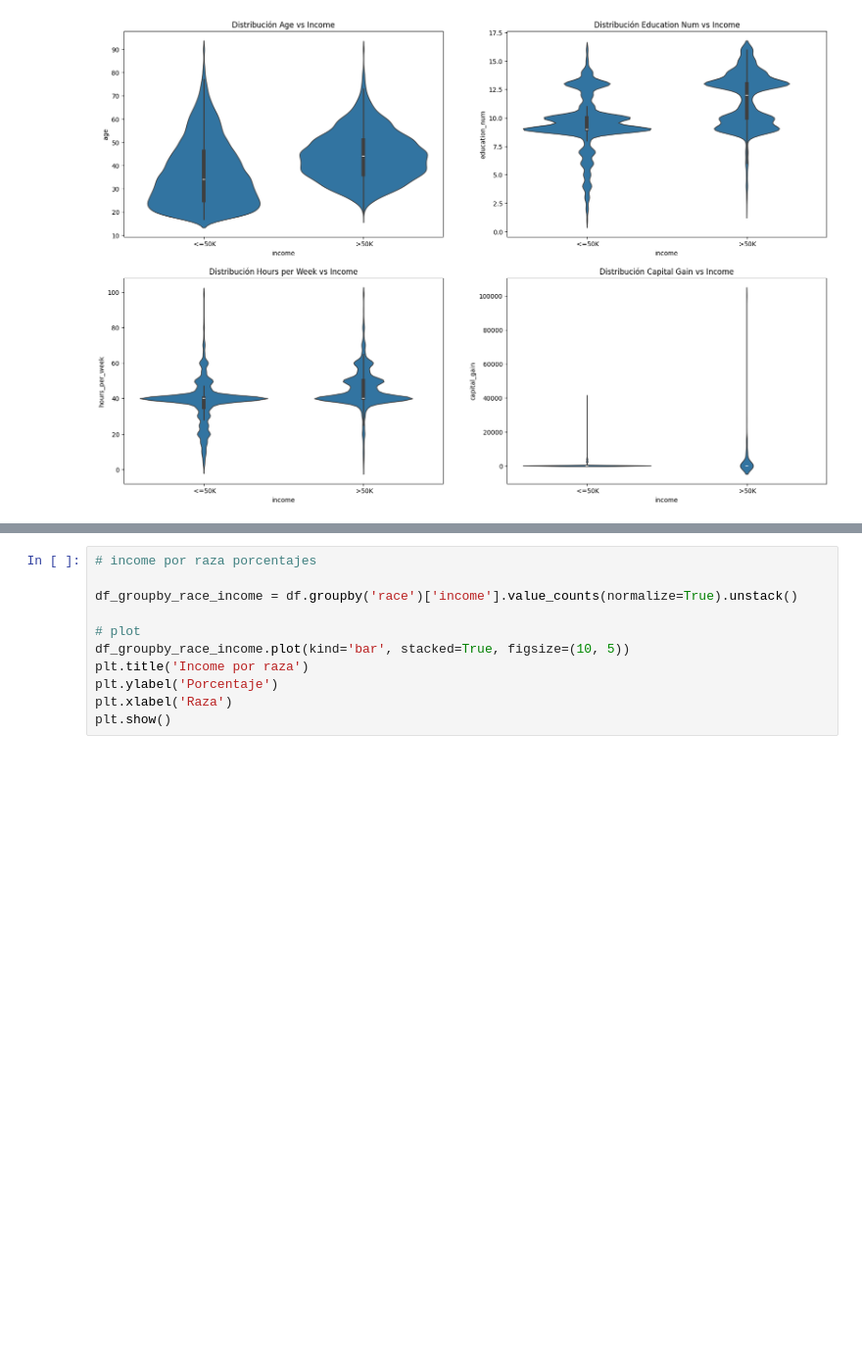
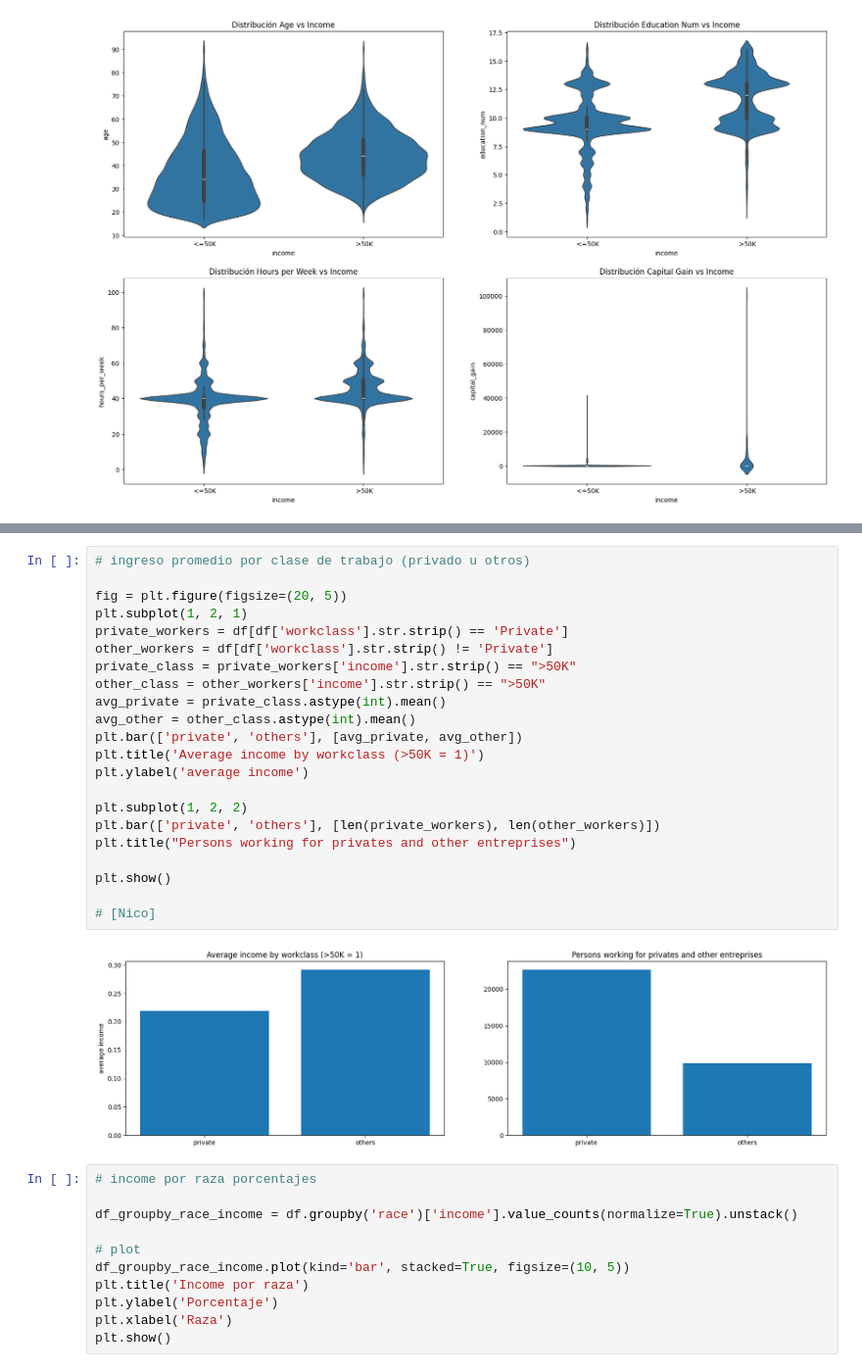
Before and after one commit to BnjmnNicholas/Proyecto_mineria_cc5205, a Jupyter notebook: Reporte_Hito_1.ipynb, the cells around one changed output, grey strips where cells are left out. Shown at 98% size. Saved outputs shown, nothing was run; the diff lists cells and outputs as text; blank space fills up the shorter version.

```diff
--- a/Reporte_Hito_1.ipynb
+++ b/Reporte_Hito_1.ipynb
@@ -263,3 +273,27 @@ Text(0.5, 1.0, 'Distribución Capital Gain vs Income')
+# %%
+# ingreso promedio por clase de trabajo (privado u otros)
+
+fig = plt.figure(figsize=(20, 5))
+plt.subplot(1, 2, 1)
+private_workers = df[df['workclass'].str.strip() == 'Private']
+other_workers = df[df['workclass'].str.strip() != 'Private']
+private_class = private_workers['income'].str.strip() == ">50K"
+other_class = other_workers['income'].str.strip() == ">50K"
+avg_private = private_class.astype(int).mean()
+avg_other = other_class.astype(int).mean()
+plt.bar(['private', 'others'], [avg_private, avg_other])
+plt.title('Average income by workclass (>50K = 1)')
+plt.ylabel('average income')
+
+plt.subplot(1, 2, 2)
+plt.bar(['private', 'others'], [len(private_workers), len(other_workers)])
+plt.title("Persons working for privates and other entreprises")
+
+plt.show()
+
+# [Nico]
+# %% [output]
+[figure, added]
 # %%
 # income por raza porcentajes
 
```
Also changed, not shown: parts of 1 cell of this notebook.
